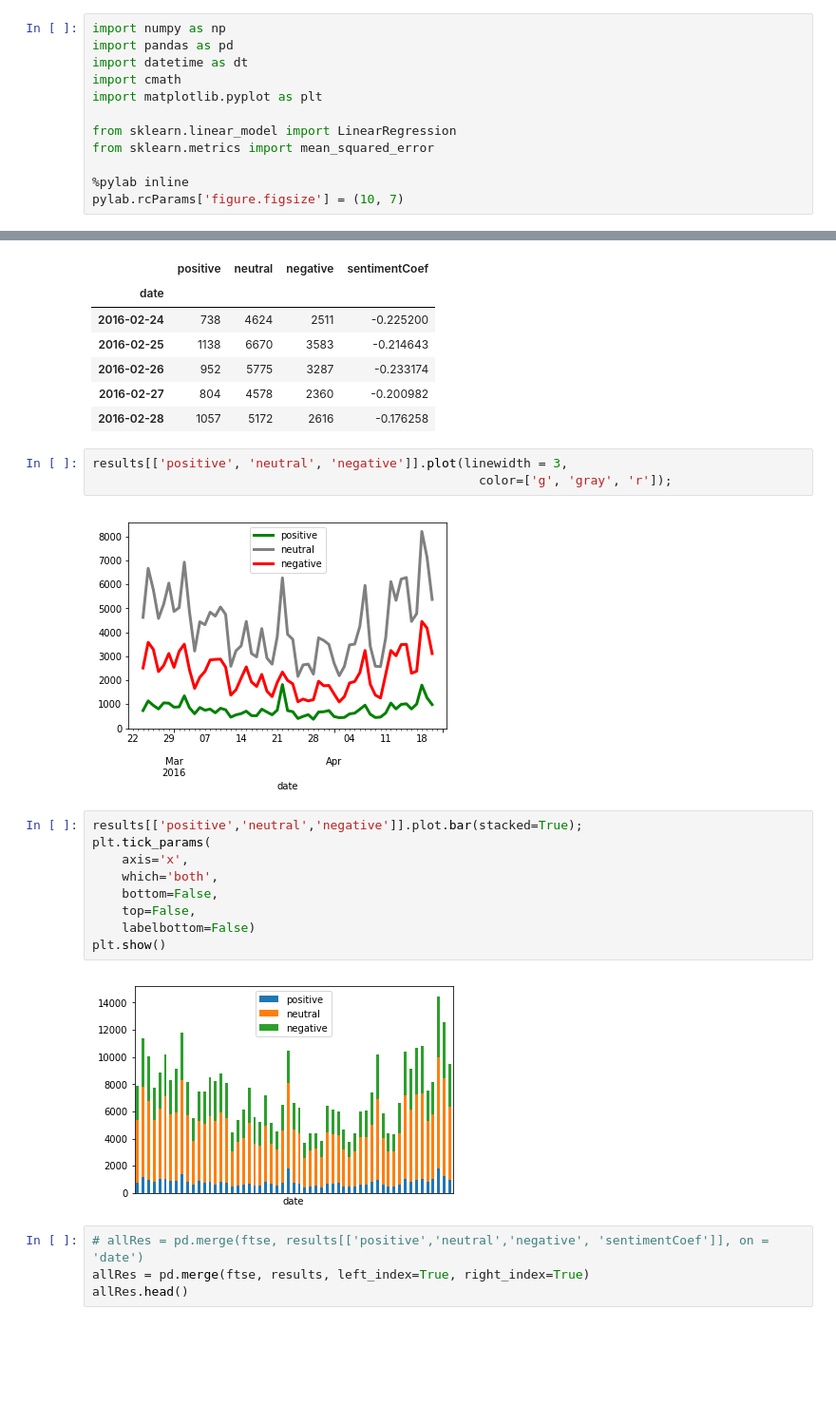
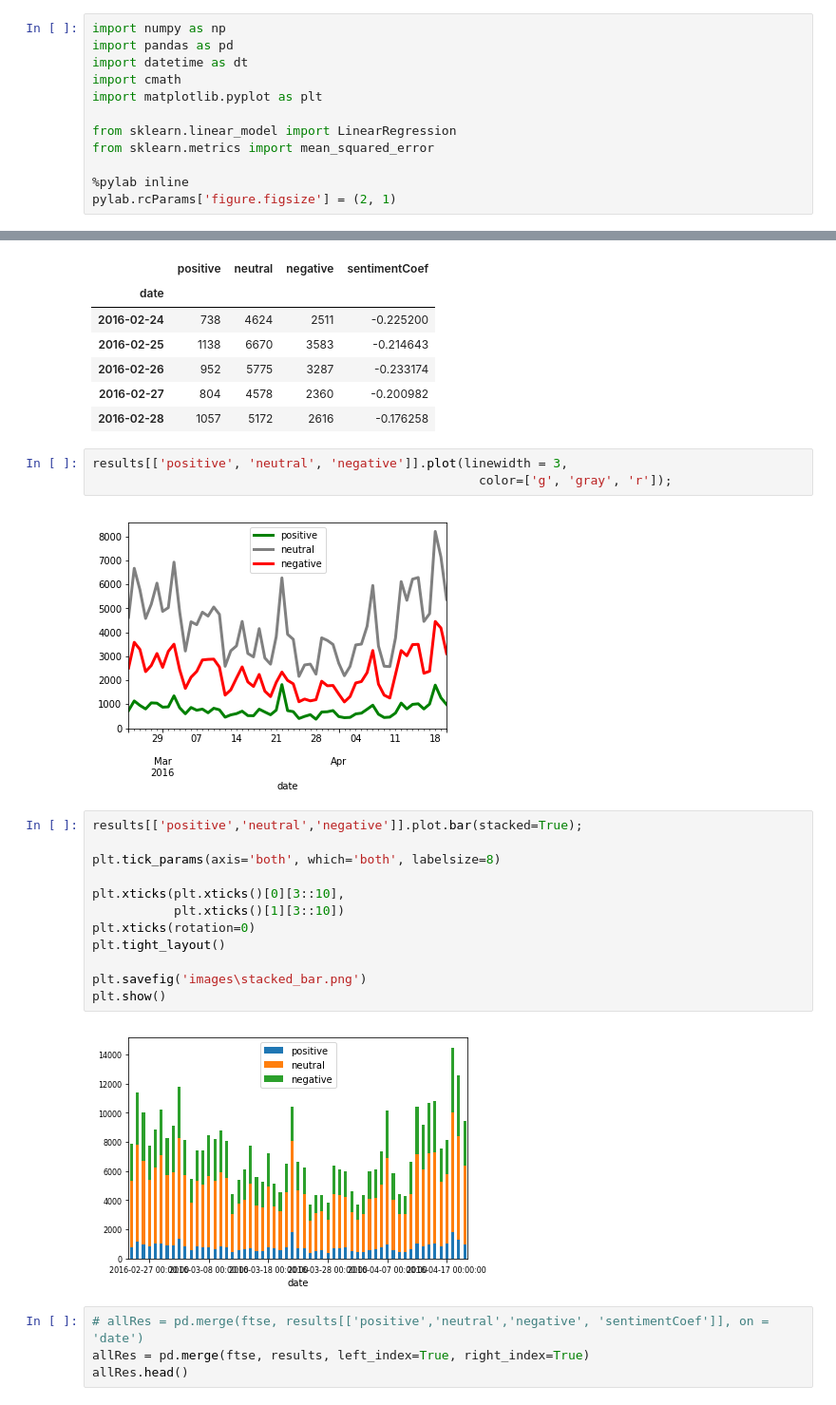
Before and after one commit to baryev/autoregressive-model, a Jupyter notebook: sentimentsAnalysis.ipynb, the cells around one changed output, grey strips where cells are left out. Shown at 95% size. Saved outputs shown, nothing was run; the diff lists cells and outputs as text; blank space fills up the shorter version.

```diff
--- a/sentimentsAnalysis.ipynb
+++ b/sentimentsAnalysis.ipynb
@@ -9,7 +9,7 @@ from sklearn.linear_model import LinearRegression
 from sklearn.metrics import mean_squared_error
 
 %pylab inline
-pylab.rcParams['figure.figsize'] = (10, 7)
+pylab.rcParams['figure.figsize'] = (2, 1)
 # %% [output]
 Populating the interactive namespace from numpy and matplotlib
 # %%
@@ -68,18 +68,21 @@ results.head()
 results[['positive', 'neutral', 'negative']].plot(linewidth = 3,
                                                     color=['g', 'gray', 'r']);
 # %% [output]
-[figure, old version]
+[figure, new version]
 # %%
 results[['positive','neutral','negative']].plot.bar(stacked=True);
-plt.tick_params(
-    axis='x',
-    which='both',
-    bottom=False,
-    top=False,
-    labelbottom=False)
+
+plt.tick_params(axis='both', which='both', labelsize=8)
+
+plt.xticks(plt.xticks()[0][3::10],
+           plt.xticks()[1][3::10])
+plt.xticks(rotation=0)
+plt.tight_layout()
+
+plt.savefig('images\stacked_bar.png')
 plt.show()
 # %% [output]
-[figure, old version]
+[figure, new version]
 # %%
 # allRes = pd.merge(ftse, results[['positive','neutral','negative', 'sentimentCoef']], on = 'date')
 allRes = pd.merge(ftse, results, left_index=True, right_index=True)
```
Also changed, not shown: parts of 9 cells of this notebook, 4 other files.
